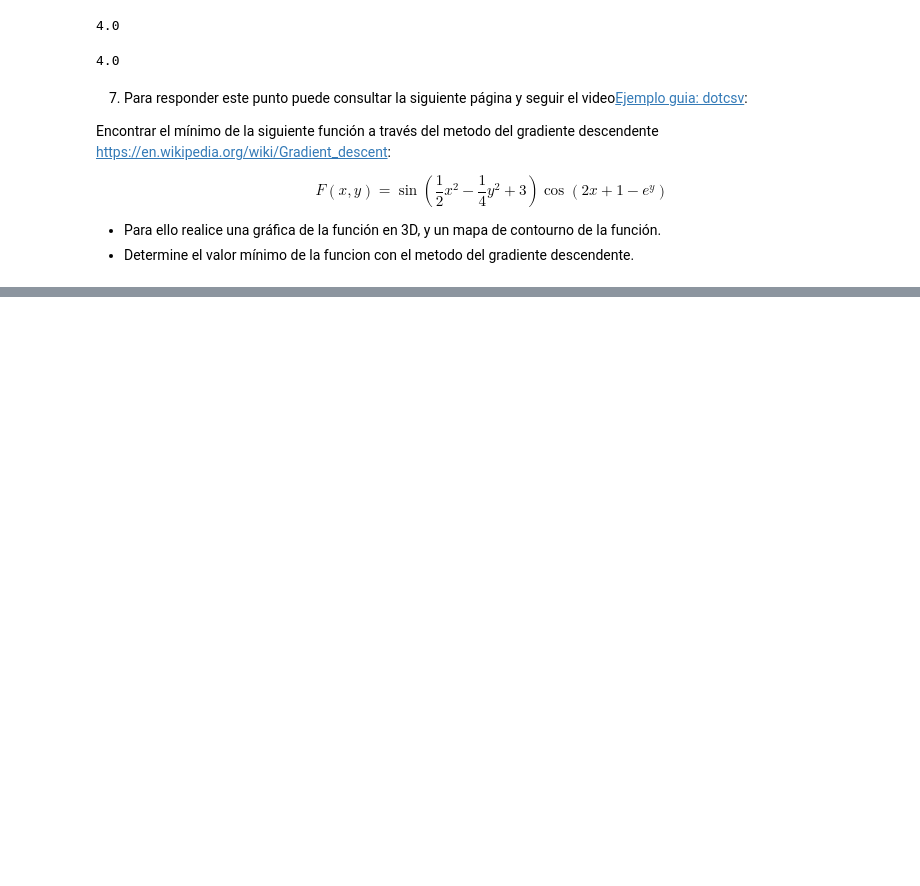
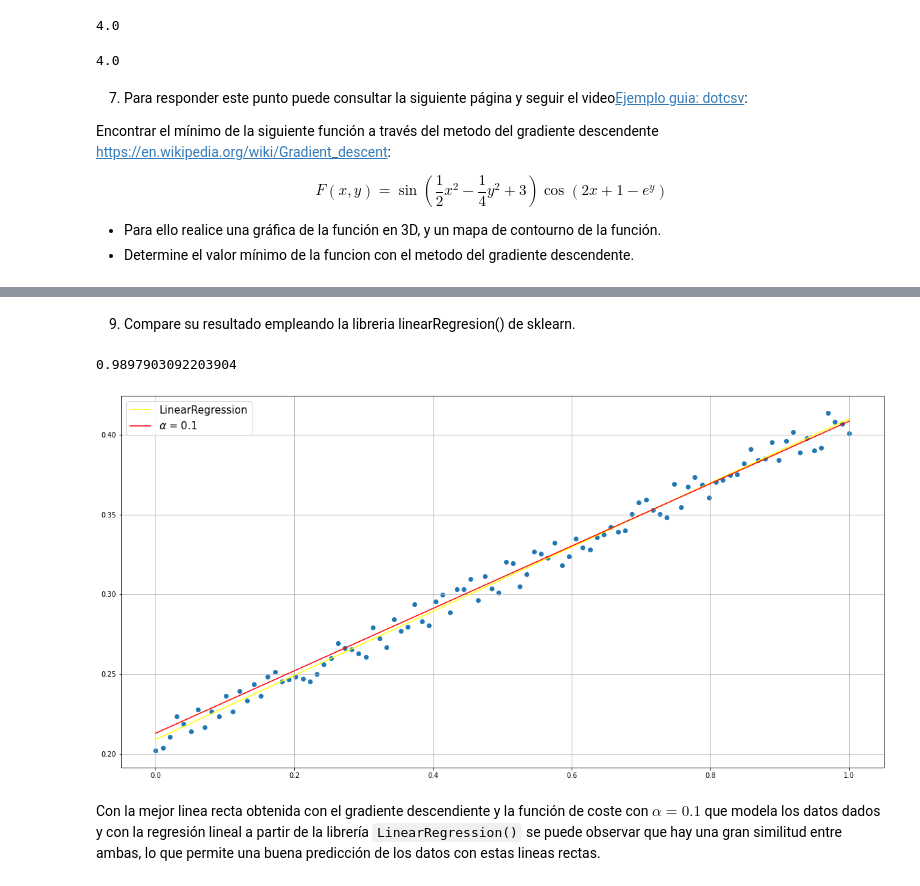
Before and after one commit to hernansalinas/Curso_aprendizaje_estadistico, a Jupyter notebook: Tareas/Camacho/Laboratorio_03.ipynb, the cells around one changed output, grey strips where cells are left out. Drawn from its saved outputs; the diff is of its cells as text; code cells hidden in the pictures; blank space fills up the shorter version.

```diff
--- a/Tareas/Camacho/Laboratorio_03.ipynb
+++ b/Tareas/Camacho/Laboratorio_03.ipynb
@@ -310,0 +402,2 @@ y = 0.2 + 0.2 * X + 0.02 * np.random.random(100)
+# %% [markdown]
+9. Compare su resultado empleando la libreria linearRegresion() de sklearn.
@@ -310,0 +406,20 @@ y = 0.2 + 0.2 * X + 0.02 * np.random.random(100)
+# %%
+X = X.reshape(-1, 1)
+reg = LinearRegression().fit(X, y)
+reg.score(X, y)
+# %% [output]
+0.9897903092203904
+# %%
+fig = plt.figure(figsize=(20,10))
+Y_pred = reg.predict(X)
+# Y_pred = Y_pred.reshape(-1, 1)
+plt.scatter(X, y)
+plt.plot(X, Y_pred, c='yellow', label='LinearRegression')
+plt.plot(X, linearecta(th0_1, th1_1, X), c='red', label=r'$\alpha$ = 0.1')
+plt.legend(fontsize=15)
+plt.grid()
+plt.show()
+# %% [output]
+[figure, added]
+# %% [markdown]
+Con la mejor linea recta obtenida con el gradiente descendiente y la función de coste con $\alpha = 0.1$ que modela los datos dados y con la regresión lineal a partir de la librería `LinearRegression()` se puede observar que hay una gran similitud entre ambas, lo que permite una buena predicción de los datos con estas lineas rectas.
```
Also changed, not shown: parts of 19 cells of this notebook.
